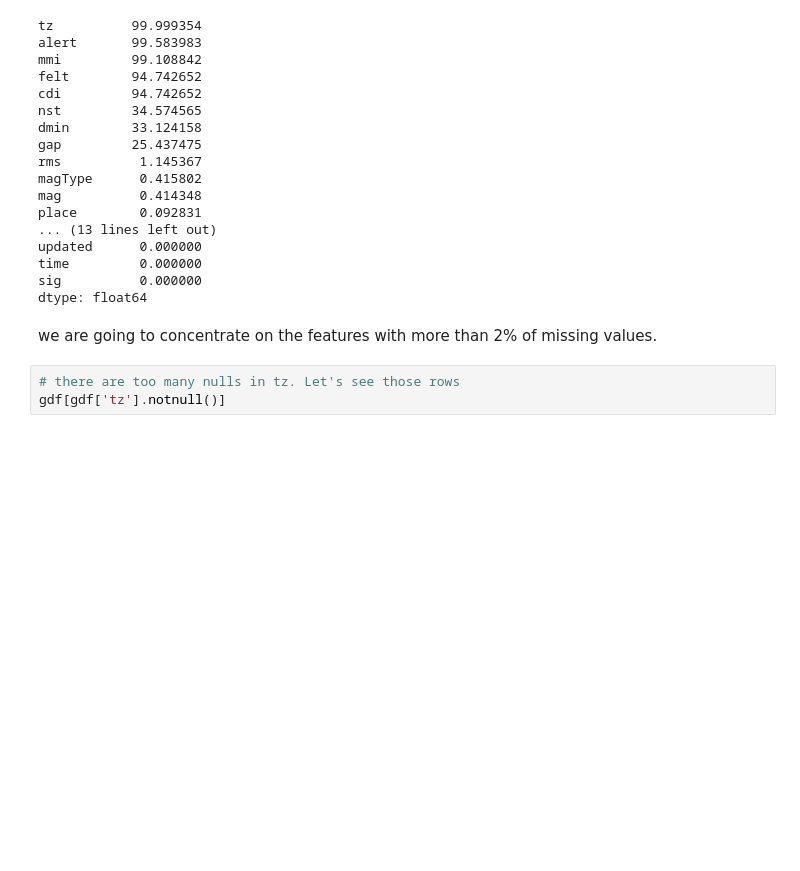
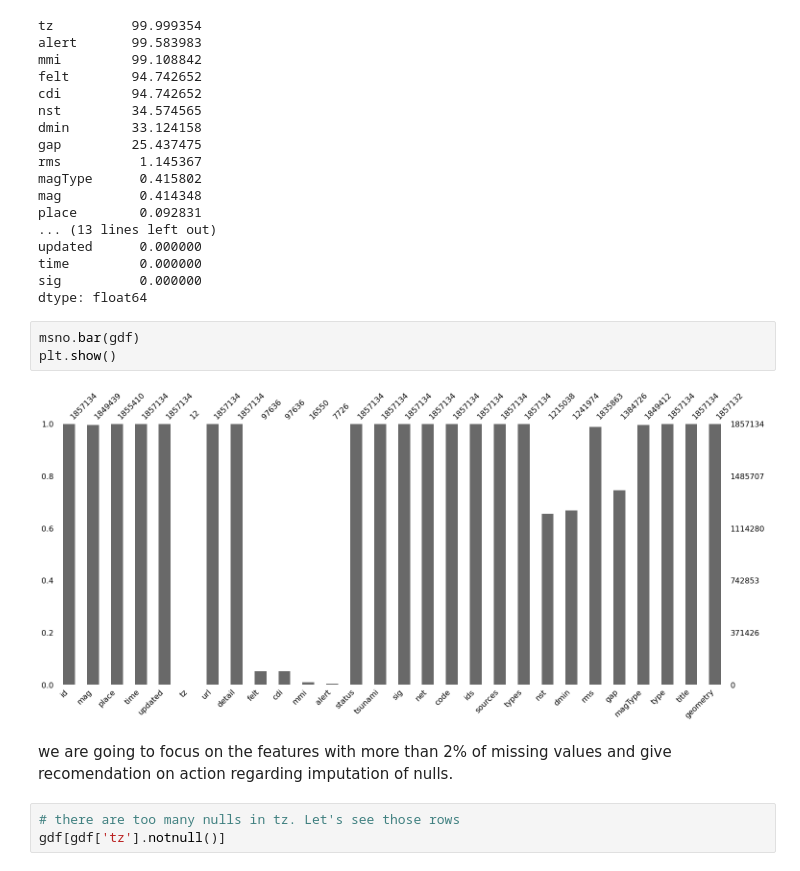
Before and after one commit to Martu-t/grupo09_proyectogrupal, a Jupyter notebook: eda.ipynb, the cells around one changed output. Drawn from its saved outputs; the diff is of its cells as text; blank space fills up the shorter version.

```diff
--- a/eda.ipynb
+++ b/eda.ipynb
@@ -72,8 +78,13 @@ updated      0.000000
 time         0.000000
 sig          0.000000
 dtype: float64
+# %%
+msno.bar(gdf)
+plt.show()
+# %% [output]
+[figure, added]
 # %% [markdown]
-we are going to concentrate on the features with more than 2% of missing values.
+we are going to focus on the features with more than 2% of missing values and give recomendation on action regarding imputation of nulls.
 # %%
 # there are too many nulls in tz. Let's see those rows
 gdf[gdf['tz'].notnull()]
```
Also changed, not shown: parts of 5 cells of this notebook, 1 other file.
